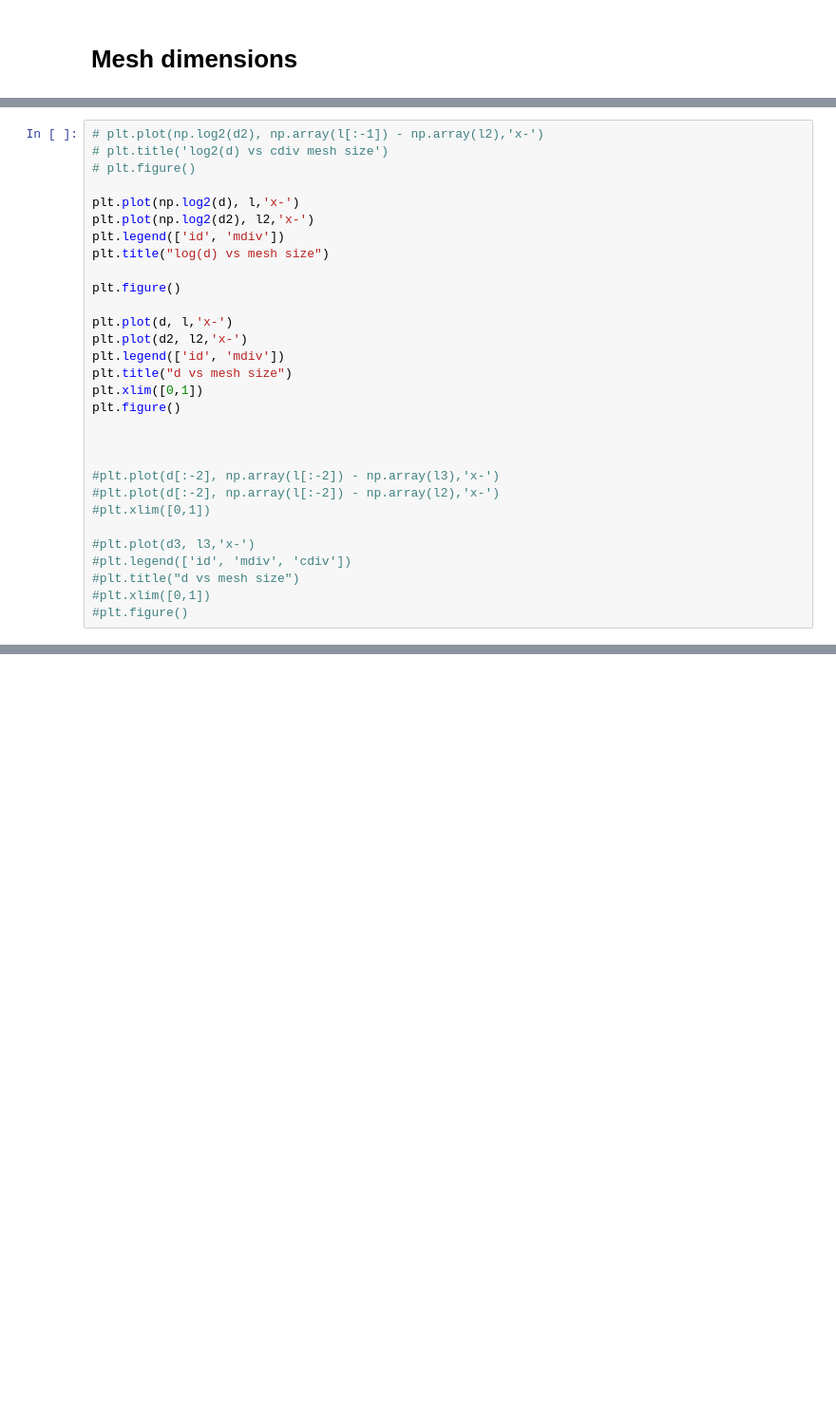
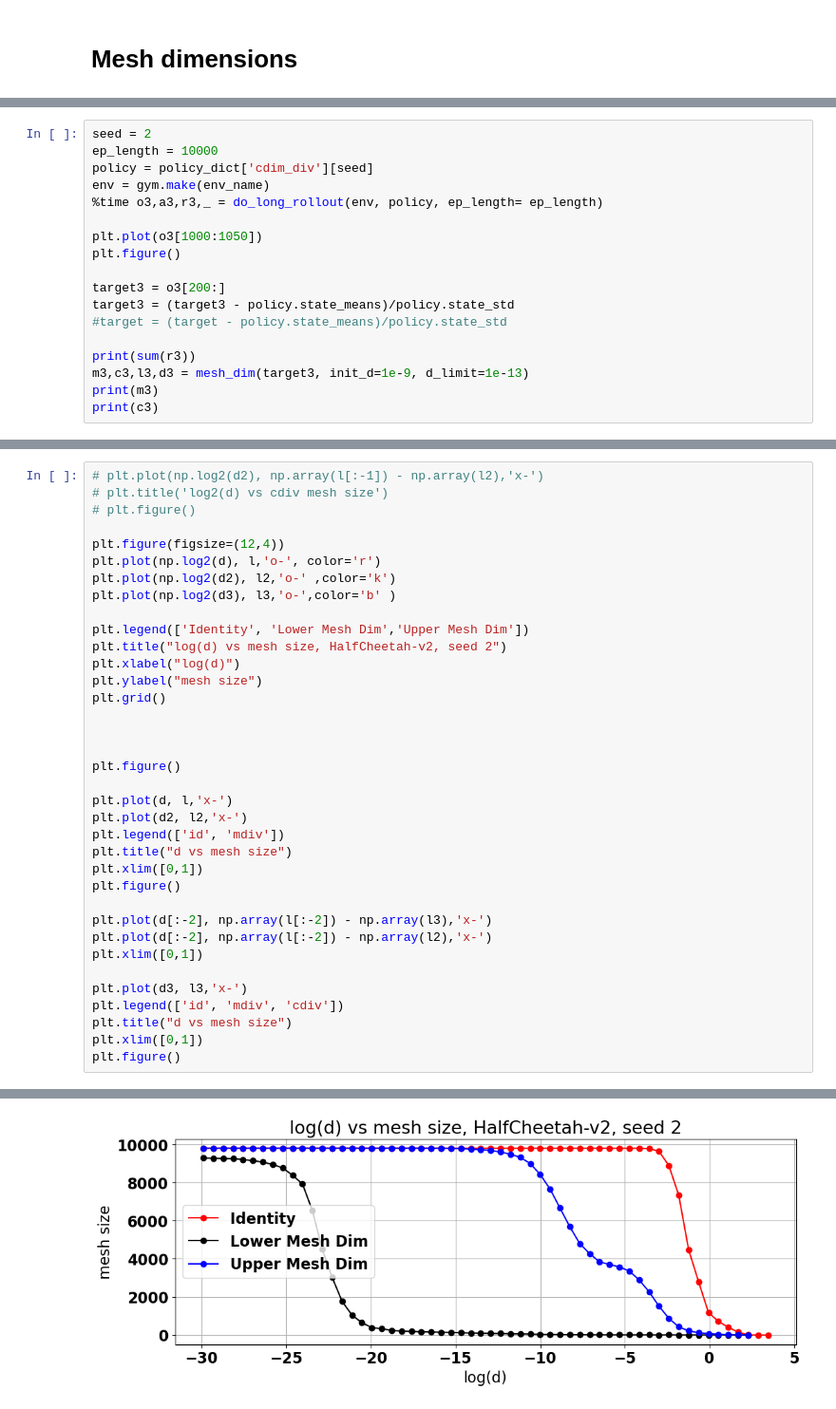
Before and after one commit to sgillen/fractal_rl, a Jupyter notebook: src/make_plots_and_tables.ipynb, the cells around one changed output, grey strips where cells are left out. Shown at 95% size. Drawn from its saved outputs; the diff is of its cells as text; blank space fills up the shorter version.

```diff
--- a/src/make_plots_and_tables.ipynb
+++ b/src/make_plots_and_tables.ipynb
@@ -611,0 +642,18 @@ print(c2)
+# %%
+seed = 2
+ep_length = 10000
+policy = policy_dict['cdim_div'][seed]
+env = gym.make(env_name)
+%time o3,a3,r3,_ = do_long_rollout(env, policy, ep_length= ep_length)
+
+plt.plot(o3[1000:1050])
+plt.figure()
+
+target3 = o3[200:]
+target3 = (target3 - policy.state_means)/policy.state_std
+#target = (target - policy.state_means)/policy.state_std
+
+print(sum(r3))
+m3,c3,l3,d3 = mesh_dim(target3, init_d=1e-9, d_limit=1e-13)
+print(m3)
+print(c3)
@@ -614,10 +664,18 @@ print(c2)
 # plt.title('log2(d) vs cdiv mesh size')
 # plt.figure()
 
-plt.plot(np.log2(d), l,'x-')
-plt.plot(np.log2(d2), l2,'x-')
-plt.legend(['id', 'mdiv'])
-plt.title("log(d) vs mesh size")
+plt.figure(figsize=(12,4))
+plt.plot(np.log2(d), l,'o-', color='r')
+plt.plot(np.log2(d2), l2,'o-' ,color='k')
+plt.plot(np.log2(d3), l3,'o-',color='b' )
+
+plt.legend(['Identity', 'Lower Mesh Dim','Upper Mesh Dim'])
+plt.title("log(d) vs mesh size, HalfCheetah-v2, seed 2")
+plt.xlabel("log(d)")
+plt.ylabel("mesh size")
+plt.grid()
+
+
 
 plt.figure()
 
@@ -628,14 +686,13 @@ plt.title("d vs mesh size")
 plt.xlim([0,1])
 plt.figure()
 
+plt.plot(d[:-2], np.array(l[:-2]) - np.array(l3),'x-')
+plt.plot(d[:-2], np.array(l[:-2]) - np.array(l2),'x-')
+plt.xlim([0,1])
 
-
-#plt.plot(d[:-2], np.array(l[:-2]) - np.array(l3),'x-')
-#plt.plot(d[:-2], np.array(l[:-2]) - np.array(l2),'x-')
-#plt.xlim([0,1])
-
-#plt.plot(d3, l3,'x-')
-#plt.legend(['id', 'mdiv', 'cdiv'])
-#plt.title("d vs mesh size")
-#plt.xlim([0,1])
-#plt.figure()
+plt.plot(d3, l3,'x-')
+plt.legend(['id', 'mdiv', 'cdiv'])
+plt.title("d vs mesh size")
+plt.xlim([0,1])
+plt.figure()
+# %% [output]
@@ -641,0 +700 @@ plt.figure()
+[figure, added]
```
Also changed, not shown: parts of 11 cells of this notebook, 11 other files.
